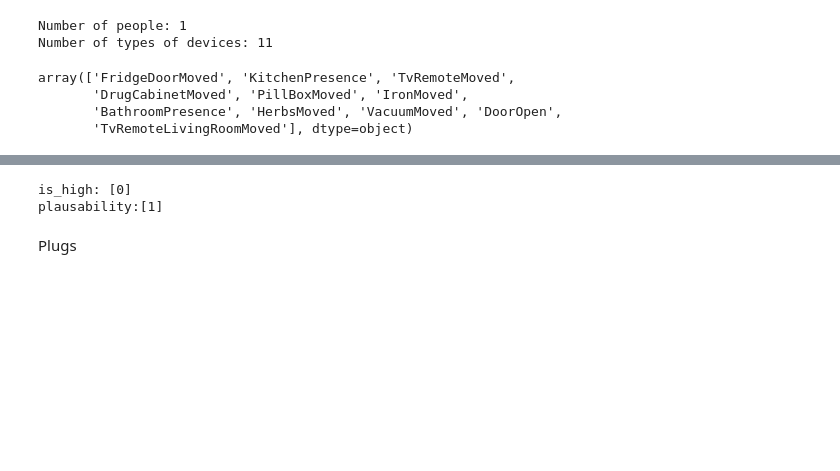
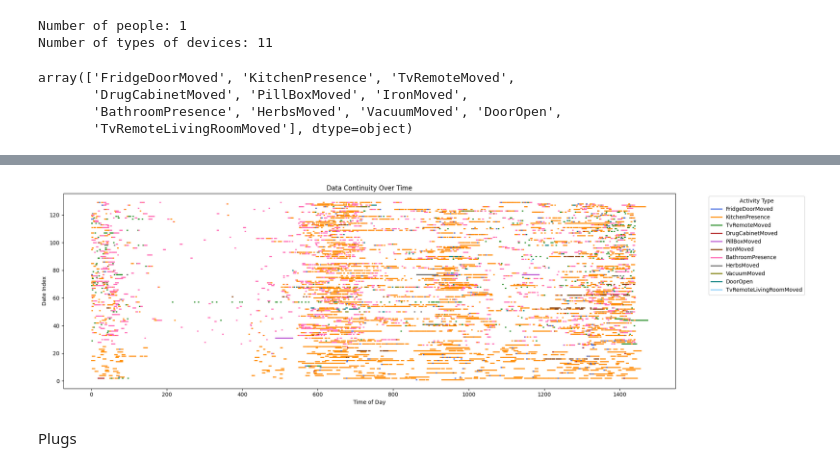
Before and after one commit to gkianfar/DemCare-Analysis, a Jupyter notebook: DemCare_Analysis.ipynb, the cells around one changed output, grey strips where cells are left out. Drawn from its saved outputs; the diff is of its cells as text; code cells hidden in the pictures; blank space fills up the shorter version.

```diff
--- a/DemCare_Analysis.ipynb
+++ b/DemCare_Analysis.ipynb
@@ -24,6 +22,7 @@ print(files)
 # %% [markdown]
 Motion file
 # %%
+dir_path = '/content/drive/MyDrive/DemCare/D11'
 file_name = 'Motion.csv'
 file_path = os.path.join(dir_path, file_name)
 df_motion = pd.read_csv(file_path,sep=';', quotechar='"')
@@ -129,12 +63,63 @@ plt.show()
-# %%
-# Plausability and is_high_level
-is_high_level = df_motion['is_high_level'].unique()
-plausability = df_motion['plausability'].unique()
-print(f"is_high: {is_high_level}")
-print(f"plausability:{plausability}")
-# %% [output]
-is_high: [0]
-plausability:[1]
+# %%
+import matplotlib.pyplot as plt
+import pandas as pd
+
+# Convert to datetime
+df_motion['start_time'] = pd.to_datetime(df_motion['start_time'])
+df_motion['end_time'] = pd.to_datetime(df_motion['end_time'])
+df_motion['date'] = pd.to_datetime(df_motion['date']).dt.date
+all_dates = sorted(df_motion['date'].unique())
+
+# Initiate figure
+plt.figure(figsize=(20, 6))
+
+used_labels = set()  # Moved here!
+
+for d_idx, day in enumerate(all_dates):
+    selected_date = pd.to_datetime(day).date()
+    df_day = df_motion[df_motion['date'] == selected_date].copy()
+
+    df_day['start_minutes'] = df_day['start_time'].dt.hour * 60 + df_day['start_time'].dt.minute
+    df_day['end_minutes'] = df_day['end_time'].dt.hour * 60 + df_day['end_time'].dt.minute
+    df_day.loc[df_day['end_minutes'] < df_day['start_minutes'], 'end_minutes'] += 1440
+
+    color = {
+        'FridgeDoorMoved': 'royalblue',
+        'KitchenPresence': 'darkorange',
+        'TvRemoteMoved': 'forestgreen',
+        'DrugCabinetMoved': 'firebrick',
+        'PillBoxMoved': 'mediumorchid',
+        'IronMoved': 'saddlebrown',
+        'BathroomPresence': 'hotpink',
+        'HerbsMoved': 'dimgray',
+        'VacuumMoved': 'olive',
+        'DoorOpen': 'teal',
+        'TvRemoteLivingRoomMoved': 'lightskyblue'
+    }
+
+    for i, row in df_day.iterrows():
+        label = row['type'] if row['type'] not in used_labels else None
+        used_labels.add(row['type'])
+
+        plt.plot(
+            [row['start_minutes'], row['end_minutes']],
+            [d_idx + 1, d_idx + 1],
+            color=color.get(row['type'], 'black'),
+            linewidth=2,
+            label=label
+        )
+
+plt.xlabel('Time of Day')
+plt.ylabel('Date Index')
+plt.title('Data Continuity Over Time')
+
+# Show legend only once per type
+plt.legend(title='Activity Type', bbox_to_anchor=(1.05, 1), loc='upper left')
+
+plt.tight_layout()
+plt.show()
+# %% [output]
+[figure, added]
 # %% [markdown]
 Plugs
 # %%
```
Also changed, not shown: parts of 16 cells of this notebook.
